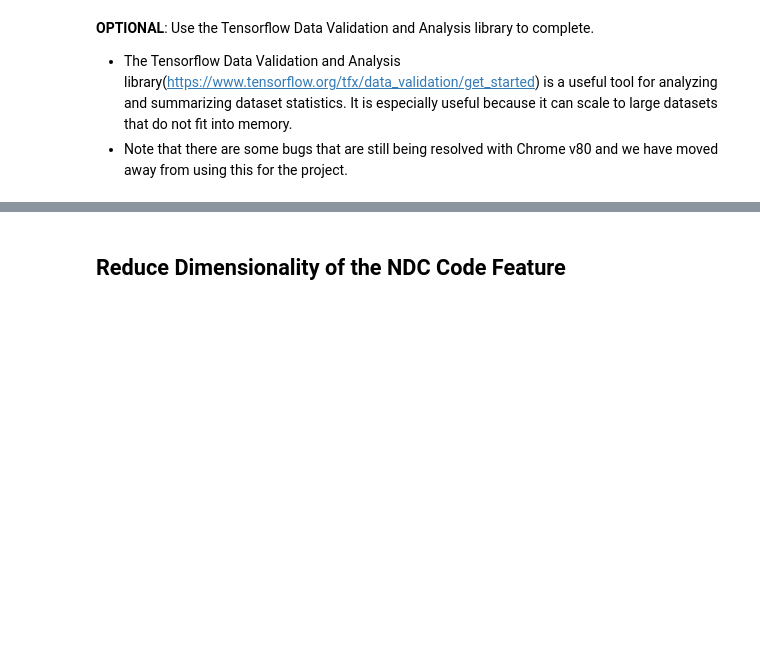
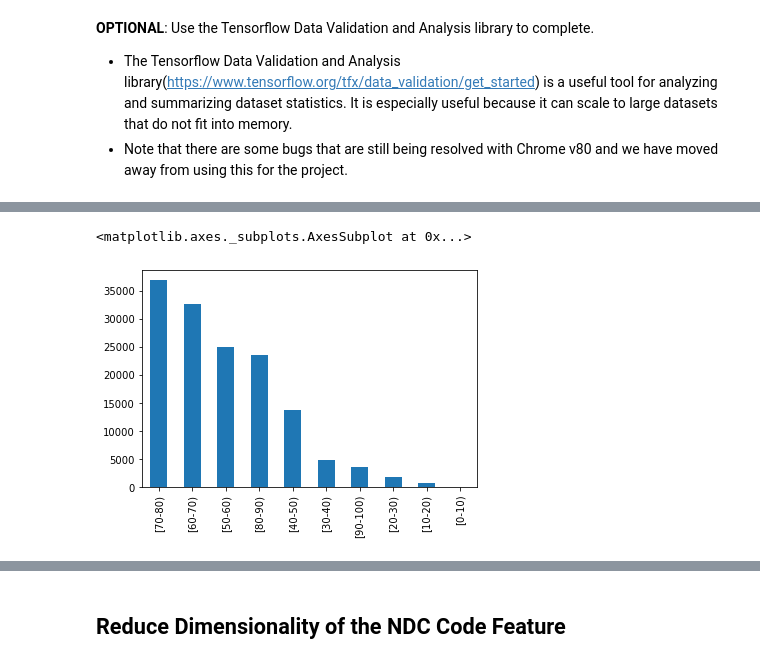
Before and after one commit to TRoboto/Udacity, a Jupyter notebook: AI for Healthcare Nanodegree/Project - Patient Selection for Diabetes Drug Testing/starter_code/student_project.ipynb, the cells around one changed output, grey strips where cells are left out. Saved outputs shown, nothing was run; the diff lists cells and outputs as text; code cells hidden in the pictures; blank space fills up the shorter version.

```diff
--- a/AI for Healthcare Nanodegree/Project - Patient Selection for Diabetes Drug Testing/starter_code/student_project.ipynb
+++ b/AI for Healthcare Nanodegree/Project - Patient Selection for Diabetes Drug Testing/starter_code/student_project.ipynb
@@ -106,0 +319,5 @@ Student Response:??
+# %%
+df.age.value_counts().plot(kind='bar')
+# %% [output]
+<matplotlib.axes._subplots.AxesSubplot at 0x...>
+[figure, added]
```
Also changed, not shown: parts of 67 cells of this notebook.
